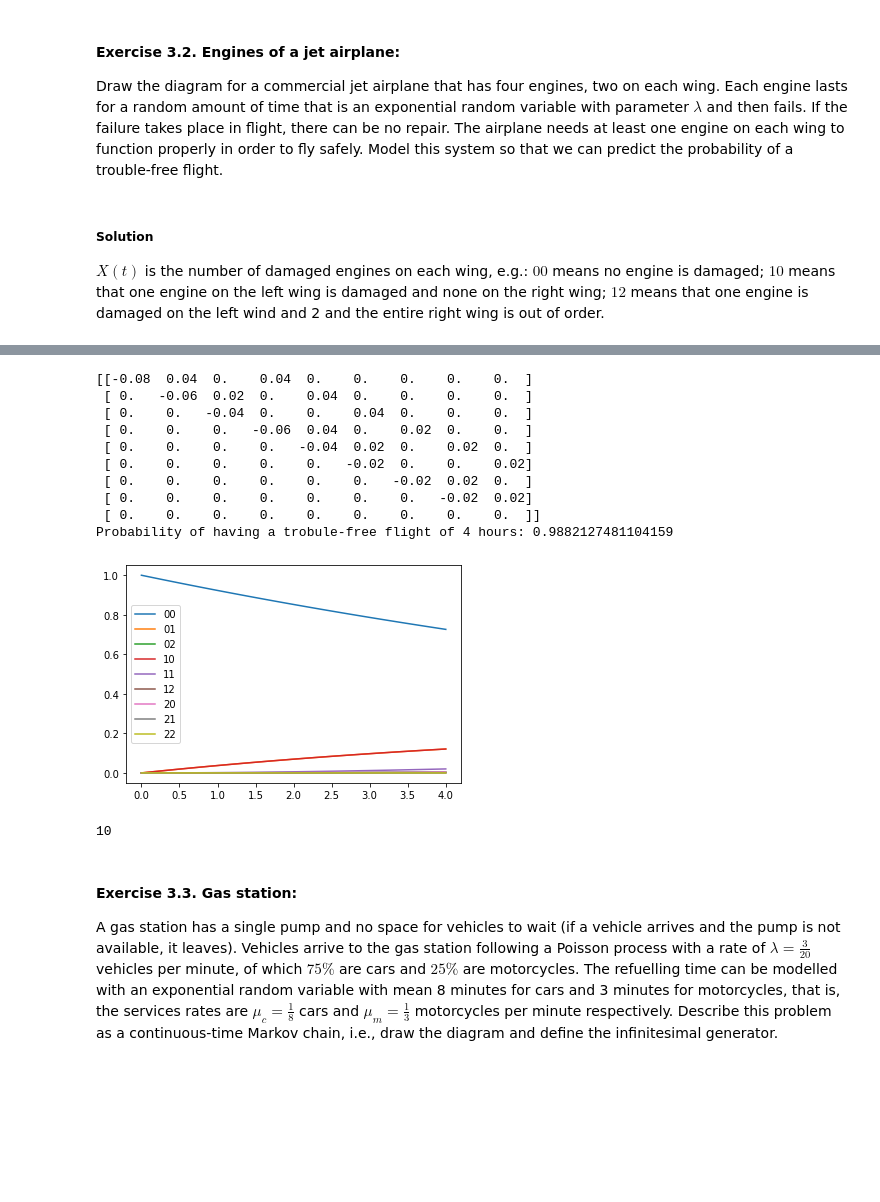
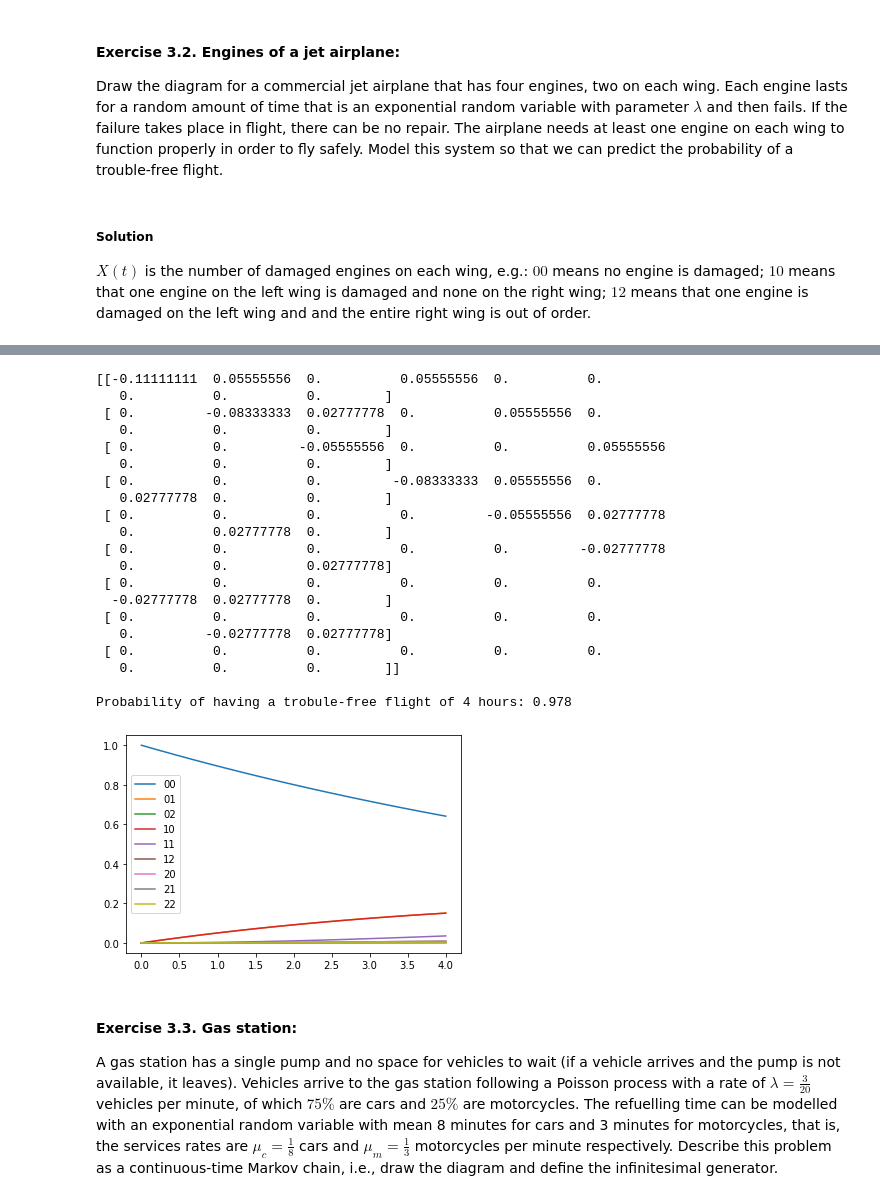
Before and after one commit to cima22/stochastic_modelling_and_simulation, a Jupyter notebook: ctmc/CTMC Lab_2022.ipynb, the cells around one changed output, grey strips where cells are left out. Saved outputs shown, nothing was run; the diff lists cells and outputs as text; code cells hidden in the pictures; blank space fills up the shorter version.

```diff
--- a/ctmc/CTMC Lab_2022.ipynb
+++ b/ctmc/CTMC Lab_2022.ipynb
@@ -135,16 +135,11 @@ def infinitesimal_generator_SIR(rates):
 
     assert are_geq_0(rates)
 
-    infinitesimal_generator = np.zeros((3,3))
-
-    infinitesimal_generator[0,0] = -rates[1]
-    infinitesimal_generator[0,1] = rates[1]
-
-    infinitesimal_generator[1,1] = -rates[2]
-    infinitesimal_generator[1,2] = rates[2]
-
-    infinitesimal_generator[2,0] = rates[0]
-    infinitesimal_generator[2,2] = -rates[0]
+    infinitesimal_generator = np.array([\
+                                        [-rates[1],rates[1],0],\
+                                        [0,-rates[2],rates[2]],\
+                                        [rates[0],0,-rates[0]] \
+                                       ])
 
     assert is_well_defined(infinitesimal_generator)
 
@@ -173,8 +168,7 @@ def jump_chain_matrix(Q):
 
     for i in range(N):
         for j in range(N):
-                J[i,j] = Q[i,j] / (-Q[i,i]) if Q[i,i] != 0 else 0
-                J[i,i] = 0
+                J[i,j] = Q[i,j] / (-Q[i,i]) if Q[i,i] != 0 and i != j else 0
 
     return J
 # %%
@@ -315,7 +308,7 @@ function properly in order to fly safely. Model this system so that we can predi
 probability of a trouble-free flight.
 # %% [markdown]
 ##### Solution
-$X(t)$ is the number of damaged engines on each wing, e.g.: $00$ means no engine is damaged; $10$ means that one engine on the left wing is damaged and none on the right wing; $12$ means that one engine is damaged on the left wind and 2 and the entire right wing is out of order.
+$X(t)$ is the number of damaged engines on each wing, e.g.: $00$ means no engine is damaged; $10$ means that one engine on the left wing is damaged and none on the right wing; $12$ means that one engine is damaged on the left wing and and the entire right wing is out of order.
 # %% [markdown]
 <img src="imgs/jet_engine.png" width="600">
 # %%
@@ -345,50 +338,57 @@ def airplane(lifetime):
     ######################
     # State 11
     Q[4,5] = rate # to 12
     Q[4,7] = rate # to 21
     Q[4,4] = -2*rate
     ######################
     # State 12
     Q[5,8] = rate # to 22
     Q[5,5] = -rate
     ######################
     # State 20
     Q[6,7] = rate # to 21
     Q[6,6] = -rate
     ######################
     # State 21
     Q[7,8] = rate # to 22
     Q[7,7] = -rate
     ######################
 
     return Q
 
-jet = airplane(50)
+jet = airplane(36) # each engine lasts, on average, for 36 hours
 print(jet)
 
 p0 = [1,0,0,0,0,0,0,0,0]
 t = np.linspace(0,4)
+
 p_t = continuous_trajectories(jet, p0, t)
 [plt.plot(t,p_t[:,i], label=("0"+np.base_repr(i,base=3))[-2:]) for i in range(9)]
 plt.legend()
 
-print("Probability of having a trobule-free flight of 4 hours:", sum(p_t[-1,[0,1,3,4]]))
+print("\nProbability of having a trobule-free flight of 4 hours:", round(sum(p_t[-1,[0,1,3,4]]),4))
 # %% [output]
-[[-0.08  0.04  0.    0.04  0.    0.    0.    0.    0.  ]
- [ 0.   -0.06  0.02  0.    0.04  0.    0.    0.    0.  ]
- [ 0.    0.   -0.04  0.    0.    0.04  0.    0.    0.  ]
- [ 0.    0.    0.   -0.06  0.04  0.    0.02  0.    0.  ]
- [ 0.    0.    0.    0.   -0.04  0.02  0.    0.02  0.  ]
- [ 0.    0.    0.    0.    0.   -0.02  0.    0.    0.02]
- [ 0.    0.    0.    0.    0.    0.   -0.02  0.02  0.  ]
- [ 0.    0.    0.    0.    0.    0.    0.   -0.02  0.02]
- [ 0.    0.    0.    0.    0.    0.    0.    0.    0.  ]]
-Probability of having a trobule-free flight of 4 hours: 0.9882127481104159
+[[-0.11111111  0.05555556  0.          0.05555556  0.          0.
+   0.          0.          0.        ]
+ [ 0.         -0.08333333  0.02777778  0.          0.05555556  0.
+   0.          0.          0.        ]
+ [ 0.          0.         -0.05555556  0.          0.          0.05555556
+   0.          0.          0.        ]
+ [ 0.          0.          0.         -0.08333333  0.05555556  0.
+   0.02777778  0.          0.        ]
+ [ 0.          0.          0.          0.         -0.05555556  0.02777778
+   0.          0.02777778  0.        ]
+ [ 0.          0.          0.          0.          0.         -0.02777778
+   0.          0.          0.02777778]
+ [ 0.          0.          0.          0.          0.          0.
+  -0.02777778  0.02777778  0.        ]
+ [ 0.          0.          0.          0.          0.          0.
+   0.         -0.02777778  0.02777778]
+ [ 0.          0.          0.          0.          0.          0.
+   0.          0.          0.        ]]
+
+Probability of having a trobule-free flight of 4 hours: 0.978
-[figure, old version]
+[figure, new version]
-# %%
-int(("0"+np.base_repr(3,base=3))[-2:])
-# %% [output]
-10
 # %% [markdown]
 #### Exercise 3.3. Gas station:
 A gas station has a single pump and no space for vehicles to wait (if a vehicle arrives and the pump is not available, it leaves). Vehicles arrive to the gas station following a Poisson process with a rate of $\lambda=\frac{3}{20}$ vehicles per minute, of which $75\%$ are cars and $25\%$ are motorcycles. The refuelling time can be modelled with an exponential random variable with mean 8 minutes for cars and 3 minutes for motorcycles, that is, the services rates are $\mu_c=\frac{1}{8}$ cars and $\mu_m=\frac{1}{3}$ motorcycles per minute respectively. Describe this problem as a continuous-time Markov chain, i.e., draw the diagram and define the infinitesimal generator.
```
Also changed, not shown: parts of 12 cells of this notebook, 2 other files.
